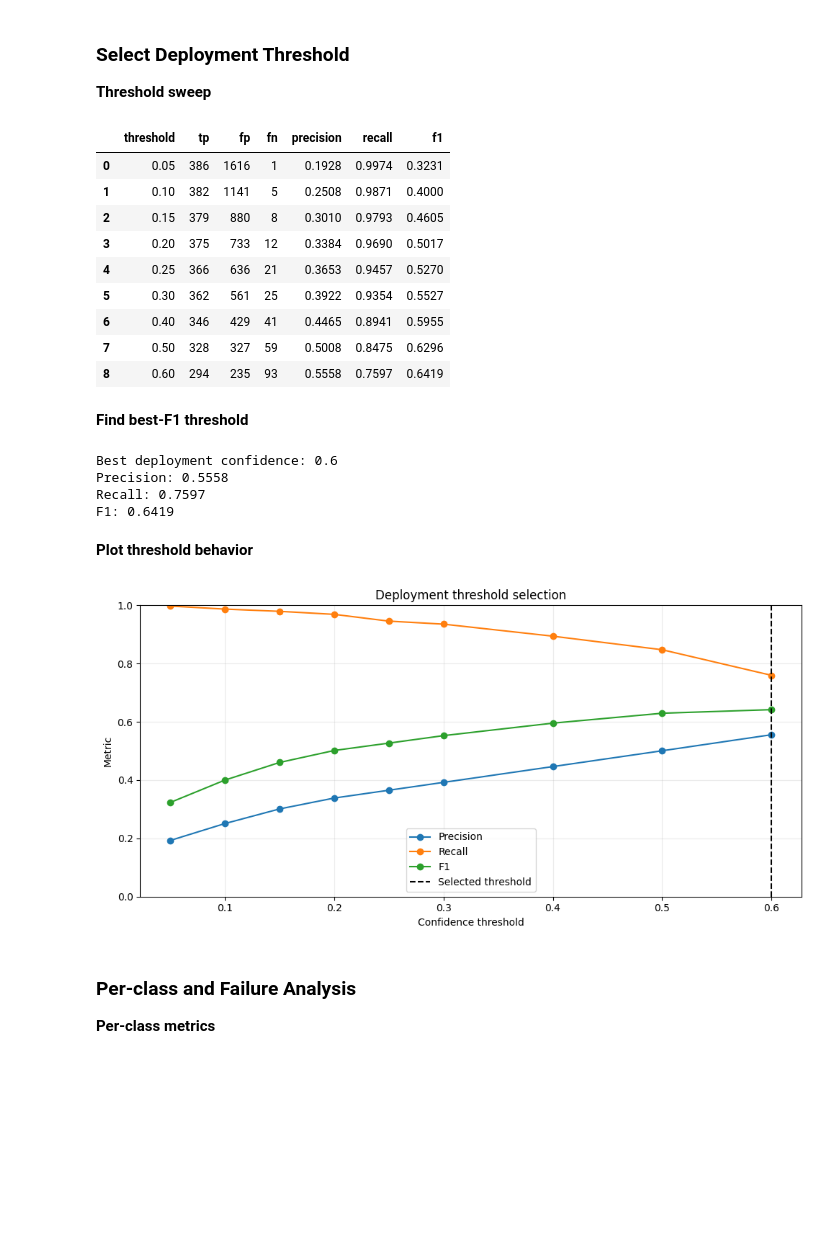
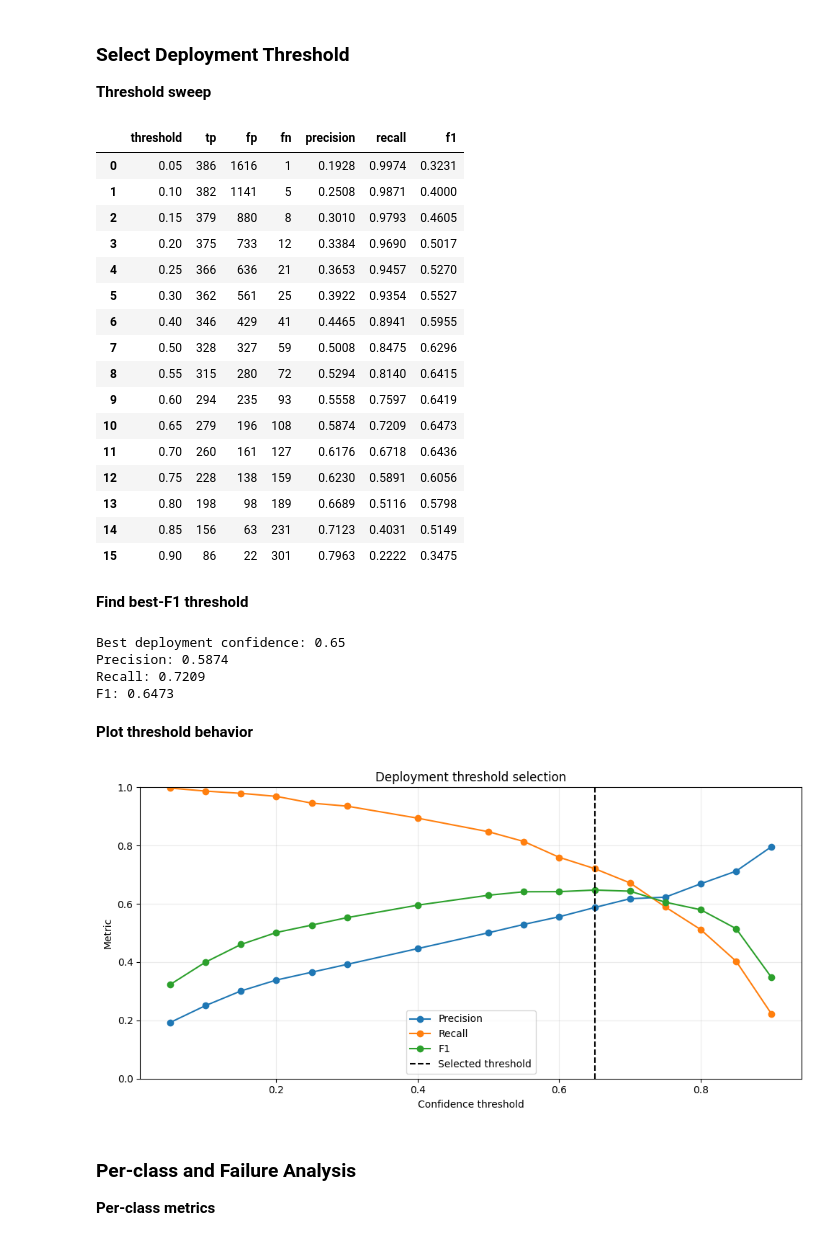
Before and after one commit to mdmohsin212/modern-vision-multimodal-lab, a Jupyter notebook: Vision/01_object_detection/notebooks/error_analysis_video_onnx_exam.ipynb, the cells around one changed output. Saved outputs shown, nothing was run; the diff lists cells and outputs as text; code cells hidden in the pictures; blank space fills up the shorter version.

```diff
--- a/Vision/01_object_detection/notebooks/error_analysis_video_onnx_exam.ipynb
+++ b/Vision/01_object_detection/notebooks/error_analysis_video_onnx_exam.ipynb
@@ -429,37 +433,49 @@ def evaluate_threshold(confidence_threshold, iou_threshold=0.50):
 
 **Threshold sweep**
 # %%
-CONFIDENCE_THRESHOLDS = [0.05, 0.10, 0.15, 0.20, 0.25, 0.30, 0.40, 0.50, 0.60]
+CONFIDENCE_THRESHOLDS = [
+    0.05, 0.10, 0.15, 0.20,
+    0.25, 0.30, 0.40, 0.50,
+    0.55, 0.60, 0.65, 0.70,
+    0.75, 0.80, 0.85, 0.90,
+]
 
 threshold_rows = []
 
 for threshold in CONFIDENCE_THRESHOLDS:
     evaluation = evaluate_threshold(confidence_threshold=threshold, iou_threshold=0.50)
 
     threshold_rows.append({
         "threshold": threshold,
         "tp": evaluation["tp"],
         "fp": evaluation["fp"],
         "fn": evaluation["fn"],
         "precision": evaluation["precision"],
         "recall": evaluation["recall"],
         "f1": evaluation["f1"],
     })
 
 
 threshold_dataframe = pd.DataFrame(threshold_rows)
 display(threshold_dataframe.round(4))
 # %% [output]
 |  | threshold | tp | fp | fn | precision | recall | f1 |
 | 0 | 0.05 | 386 | 1616 | 1 | 0.1928 | 0.9974 | 0.3231 |
 | 1 | 0.10 | 382 | 1141 | 5 | 0.2508 | 0.9871 | 0.4000 |
 | 2 | 0.15 | 379 | 880 | 8 | 0.3010 | 0.9793 | 0.4605 |
 | 3 | 0.20 | 375 | 733 | 12 | 0.3384 | 0.9690 | 0.5017 |
 | 4 | 0.25 | 366 | 636 | 21 | 0.3653 | 0.9457 | 0.5270 |
 | 5 | 0.30 | 362 | 561 | 25 | 0.3922 | 0.9354 | 0.5527 |
 | 6 | 0.40 | 346 | 429 | 41 | 0.4465 | 0.8941 | 0.5955 |
 | 7 | 0.50 | 328 | 327 | 59 | 0.5008 | 0.8475 | 0.6296 |
-| 8 | 0.60 | 294 | 235 | 93 | 0.5558 | 0.7597 | 0.6419 |
+| 8 | 0.55 | 315 | 280 | 72 | 0.5294 | 0.8140 | 0.6415 |
+| 9 | 0.60 | 294 | 235 | 93 | 0.5558 | 0.7597 | 0.6419 |
+| 10 | 0.65 | 279 | 196 | 108 | 0.5874 | 0.7209 | 0.6473 |
+| 11 | 0.70 | 260 | 161 | 127 | 0.6176 | 0.6718 | 0.6436 |
+| 12 | 0.75 | 228 | 138 | 159 | 0.6230 | 0.5891 | 0.6056 |
+| 13 | 0.80 | 198 | 98 | 189 | 0.6689 | 0.5116 | 0.5798 |
+| 14 | 0.85 | 156 | 63 | 231 | 0.7123 | 0.4031 | 0.5149 |
+| 15 | 0.90 | 86 | 22 | 301 | 0.7963 | 0.2222 | 0.3475 |
 # %% [markdown]
 **Find best-F1 threshold**
 # %%
@@ -473,10 +489,10 @@ print("Precision:", round(float(best_threshold_row["precision"]), 4))
 print("Recall:", round(float(best_threshold_row["recall"]), 4))
 print("F1:", round(float(best_threshold_row["f1"]), 4))
 # %% [output]
-Best deployment confidence: 0.6
-Precision: 0.5558
-Recall: 0.7597
-F1: 0.6419
+Best deployment confidence: 0.65
+Precision: 0.5874
+Recall: 0.7209
+F1: 0.6473
 # %% [markdown]
 **Plot threshold behavior**
 # %%
@@ -521,7 +537,7 @@ plt.legend()
 plt.tight_layout()
 plt.show()
 # %% [output]
-[figure, old version]
+[figure, new version]
 # %% [markdown]
 ### Per-class and Failure Analysis
 
```
Also changed, not shown: parts of 12 cells of this notebook.
